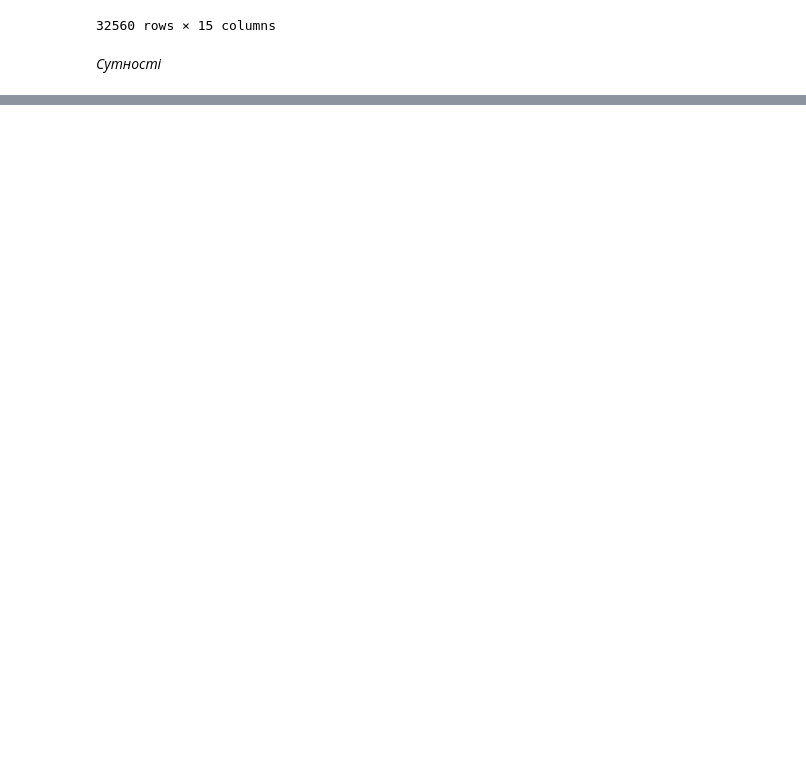
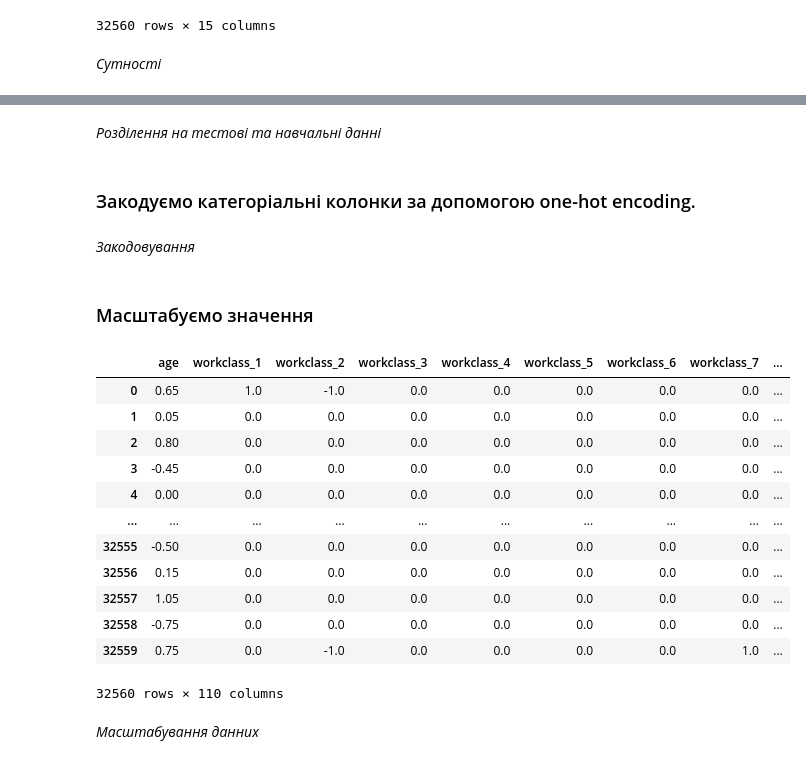
Before and after one commit to SideShowBoBGOT/PIIS, a Jupyter notebook: Lab2/lab2.ipynb, the cells around one changed output, grey strips where cells are left out. Saved outputs shown, nothing was run; the diff lists cells and outputs as text; code cells hidden in the pictures; blank space fills up the shorter version.

```diff
--- a/Lab2/lab2.ipynb
+++ b/Lab2/lab2.ipynb
@@ -39,12 +38,0 @@ df
-# %%
-from sklearn.preprocessing import LabelEncoder
-df.workclass = LabelEncoder().fit_transform(df.workclass)
-df.education = LabelEncoder().fit_transform(df.education)
-df.marital_status = LabelEncoder().fit_transform(df.marital_status)
-df.occupation = LabelEncoder().fit_transform(df.occupation)
-df.relationship = LabelEncoder().fit_transform(df.relationship)
-df.race = LabelEncoder().fit_transform(df.race)
-df.gender = LabelEncoder().fit_transform(df.gender)
-df.native_country = LabelEncoder().fit_transform(df.native_country)
-df.income = LabelEncoder().fit_transform(df.income)
-df
@@ -66,0 +39,8 @@ df
+# %%
+from sklearn.preprocessing import LabelEncoder
+categorical = ['workclass', 'education', 'marital_status', 'occupation', 'relationship', 'race', 'gender', 'native_country', 'income']
+for c in categorical:
+    df[c].replace('?', np.NaN, inplace=True)
+    df[c].fillna(df[c].mode()[0], inplace=True)
+    df[c] = LabelEncoder().fit_transform(df[c])
+df
@@ -66,0 +65,44 @@ df
+# %%
+X = df.drop(['income'], axis=1)
+y = df['income']
+from sklearn.model_selection import train_test_split
+X_train, X_test, y_train, y_test = train_test_split(X, y, test_size = 0.3, random_state = 0)
+# %% [markdown]
+*Розділення на тестові та навчальні данні*
+# %% [markdown]
+### Закодуємо категоріальні колонки за допомогою one-hot encoding.
+# %%
+import category_encoders as ce
+categorical = ['workclass', 'education', 'marital_status', 'occupation', 'relationship', 'race', 'gender', 'native_country']
+encoder = ce.OneHotEncoder(cols=categorical)
+X_train = encoder.fit_transform(X_train)
+X_test = encoder.transform(X_test)
+# %% [markdown]
+*Закодовування*
+# %% [markdown]
+### Масштабуємо значення
+# %%
+from sklearn.preprocessing import RobustScaler
+cols = X_train.columns
+scaler = RobustScaler()
+X_train = scaler.fit_transform(X_train)
+X_test = scaler.transform(X_test)
+X_train = pd.DataFrame(X_train, columns=[cols])
+X_test = pd.DataFrame(X_test, columns=[cols])
+X_train.head()
+# %% [output]
+|  | age | workclass_1 | workclass_2 | workclass_3 | workclass_4 | workclass_5 | workclass_6 | workclass_7 | ... |
+| 0 | 0.65 | 1.0 | -1.0 | 0.0 | 0.0 | 0.0 | 0.0 | 0.0 | ... |
+| 1 | 0.05 | 0.0 | 0.0 | 0.0 | 0.0 | 0.0 | 0.0 | 0.0 | ... |
+| 2 | 0.80 | 0.0 | 0.0 | 0.0 | 0.0 | 0.0 | 0.0 | 0.0 | ... |
+| 3 | -0.45 | 0.0 | 0.0 | 0.0 | 0.0 | 0.0 | 0.0 | 0.0 | ... |
+| 4 | 0.00 | 0.0 | 0.0 | 0.0 | 0.0 | 0.0 | 0.0 | 0.0 | ... |
+| ... | ... | ... | ... | ... | ... | ... | ... | ... | ... |
+| 32555 | -0.50 | 0.0 | 0.0 | 0.0 | 0.0 | 0.0 | 0.0 | 0.0 | ... |
+| 32556 | 0.15 | 0.0 | 0.0 | 0.0 | 0.0 | 0.0 | 0.0 | 0.0 | ... |
+| 32557 | 1.05 | 0.0 | 0.0 | 0.0 | 0.0 | 0.0 | 0.0 | 0.0 | ... |
+| 32558 | -0.75 | 0.0 | 0.0 | 0.0 | 0.0 | 0.0 | 0.0 | 0.0 | ... |
+| 32559 | 0.75 | 0.0 | -1.0 | 0.0 | 0.0 | 0.0 | 0.0 | 1.0 | ... |
+32560 rows × 110 columns
+# %% [markdown]
+*Масштабування данних*
```
Also changed, not shown: parts of 7 cells of this notebook.
